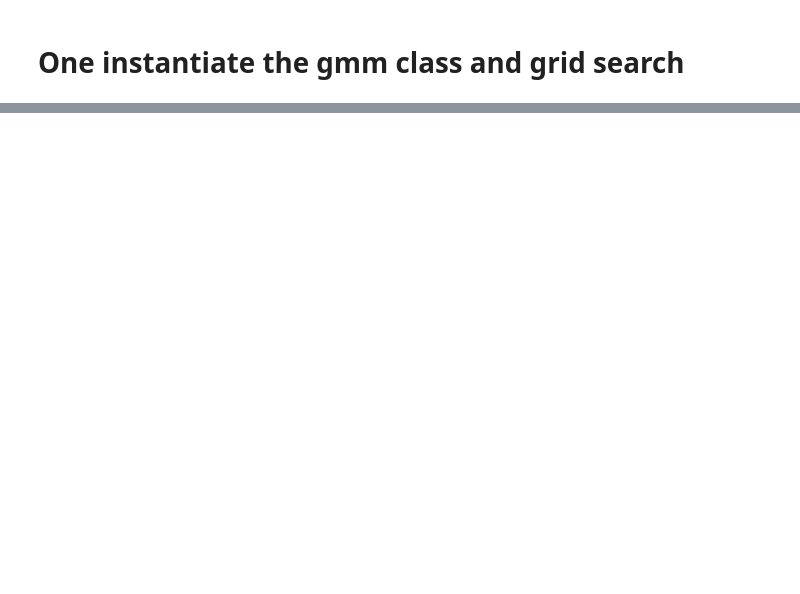
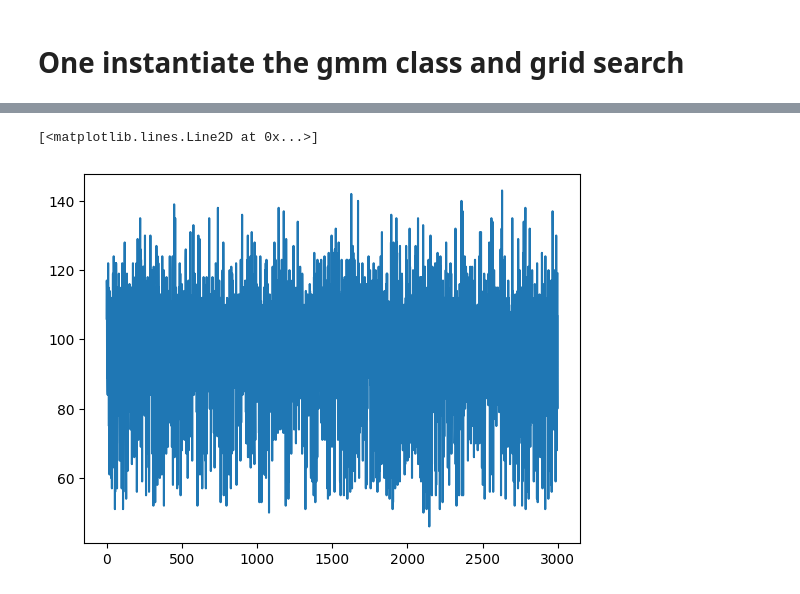
Before and after one commit to Ludoviccccc/ExplorationSimu3, a Jupyter notebook: test_gaussian_mixture.ipynb, the cells around one changed output, grey strips where cells are left out. Cells and saved outputs as stored; diff of their text form; code cells hidden in the pictures; blank space fills up the shorter version.

```diff
--- a/test_gaussian_mixture.ipynb
+++ b/test_gaussian_mixture.ipynb
@@ -221,0 +245,5 @@ print(time.time()-start)
+# %%
+plt.plot(content_rand['memory_perf']['mutual']['time_core0'])
+# %% [output]
+[<matplotlib.lines.Line2D at 0x...>]
+[figure, added]
```
Also changed, not shown: parts of 18 cells of this notebook, 38 other files.
